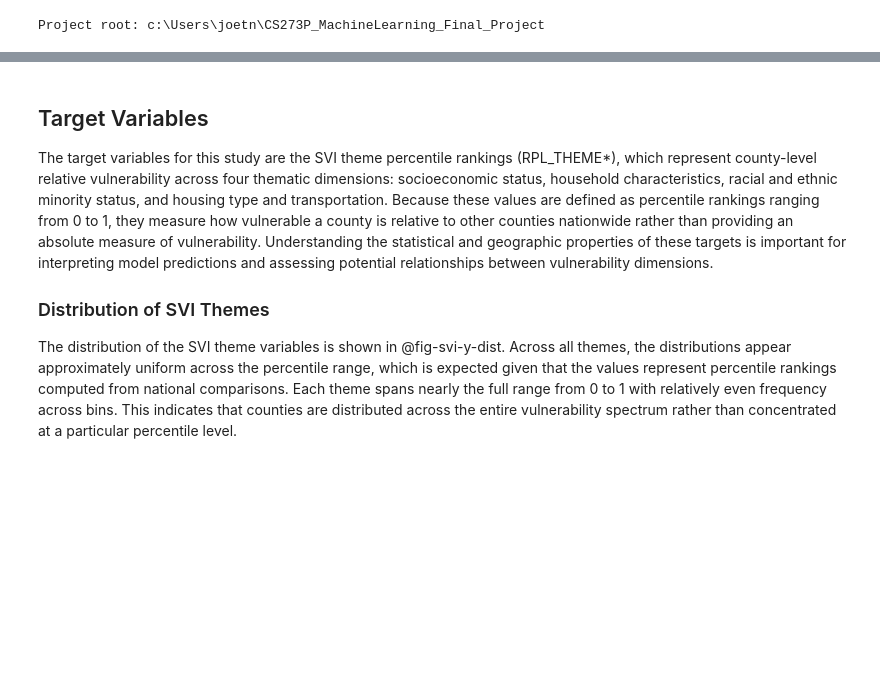
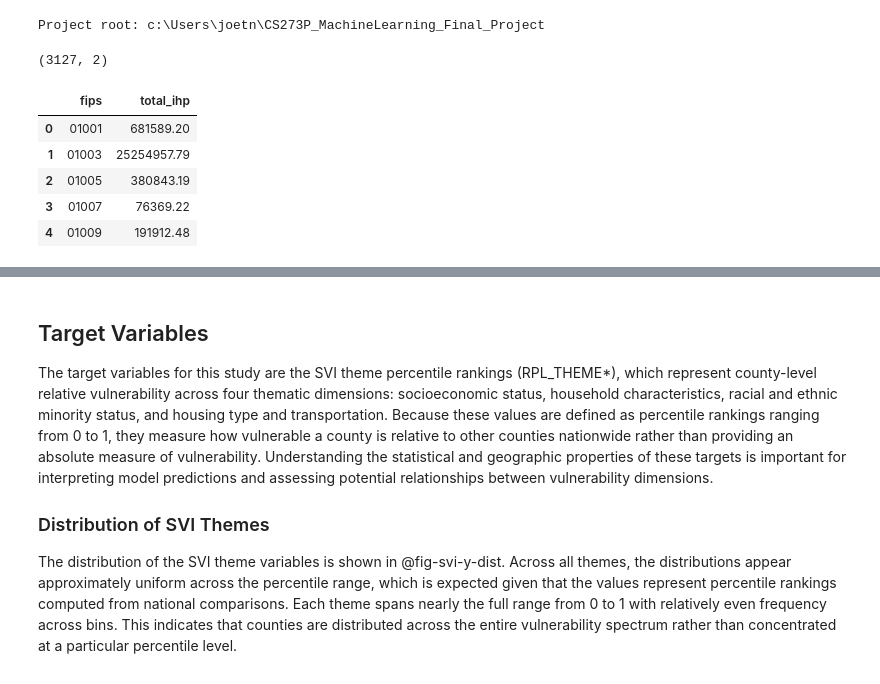
Before and after one commit to AnhJoe/CS273P_MachineLearning_Final_Project, a Jupyter notebook: notebooks/01_eda.ipynb, the cells around one changed output, grey strips where cells are left out. Cells and saved outputs as stored; diff of their text form; code cells hidden in the pictures; blank space fills up the shorter version.

```diff
--- a/notebooks/01_eda.ipynb
+++ b/notebooks/01_eda.ipynb
@@ -86,3 +153,48 @@ counties = gpd.read_file(SHAPE_PATH)
+# %%
+#| output: false
+
+# Load raw fema
+FEMA_PATH = RAW_DATA_DIR / "fema_ihp_2018_2020_raw.csv"
+fema = pd.read_csv(FEMA_PATH)
+
+# Drop unneccessary columns if any
+fema = fema.drop(columns=["declarationDate", "disaster_count"], errors="ignore")
+
+# Fill missing with 0s
+fema["ihpAmount"] = pd.to_numeric(fema["ihpAmount"], errors="coerce").fillna(0)
+
+# Aggregate by county fips
+fema_county = (
+    fema
+    .groupby("fips", as_index=False)
+    .agg(
+        total_ihp=("ihpAmount", "sum")
+    )
+)
+
+# Standardize FIPS
+fema_county["fips"] = (
+    fema_county["fips"]
+    .astype(float)
+    .astype(int)
+    .astype(str)
+    .str.zfill(5)
+)
+
+FEMA_PROCESSED_PATH = PROCESSED_DATA_DIR / "fema_ihp_2018_2020_county.csv"
+
+fema_county.to_csv(FEMA_PROCESSED_PATH, index=False)
+
+print(fema_county.shape)
+fema_county.head()
+# %% [output]
+(3127, 2)
+|  | fips | total_ihp |
+| 0 | 01001 | 681589.20 |
+| 1 | 01003 | 25254957.79 |
+| 2 | 01005 | 380843.19 |
+| 3 | 01007 | 76369.22 |
+| 4 | 01009 | 191912.48 |
 # %%
 #| output: false
 
```
Also changed, not shown: parts of 17 cells of this notebook, 2 other files.
